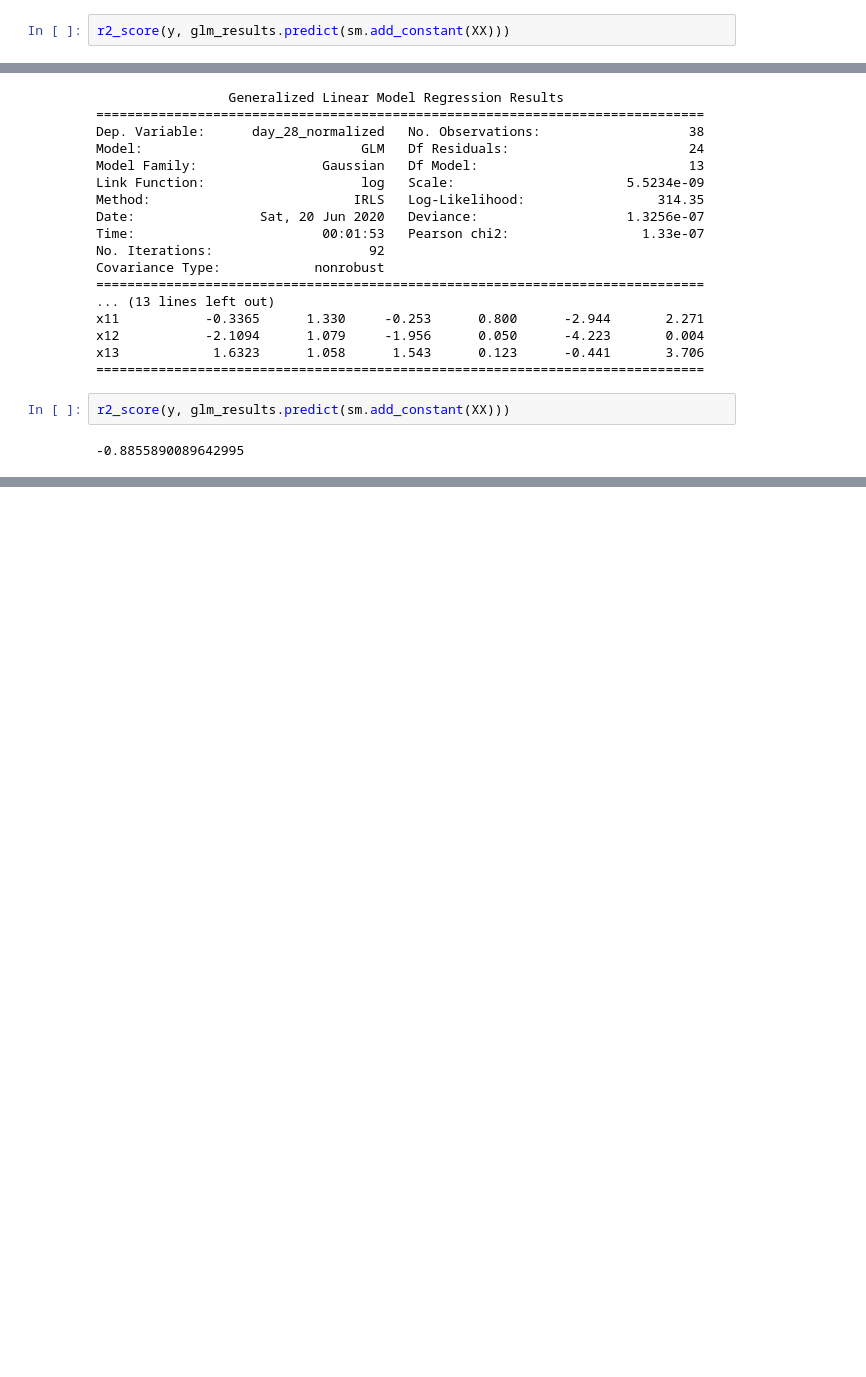
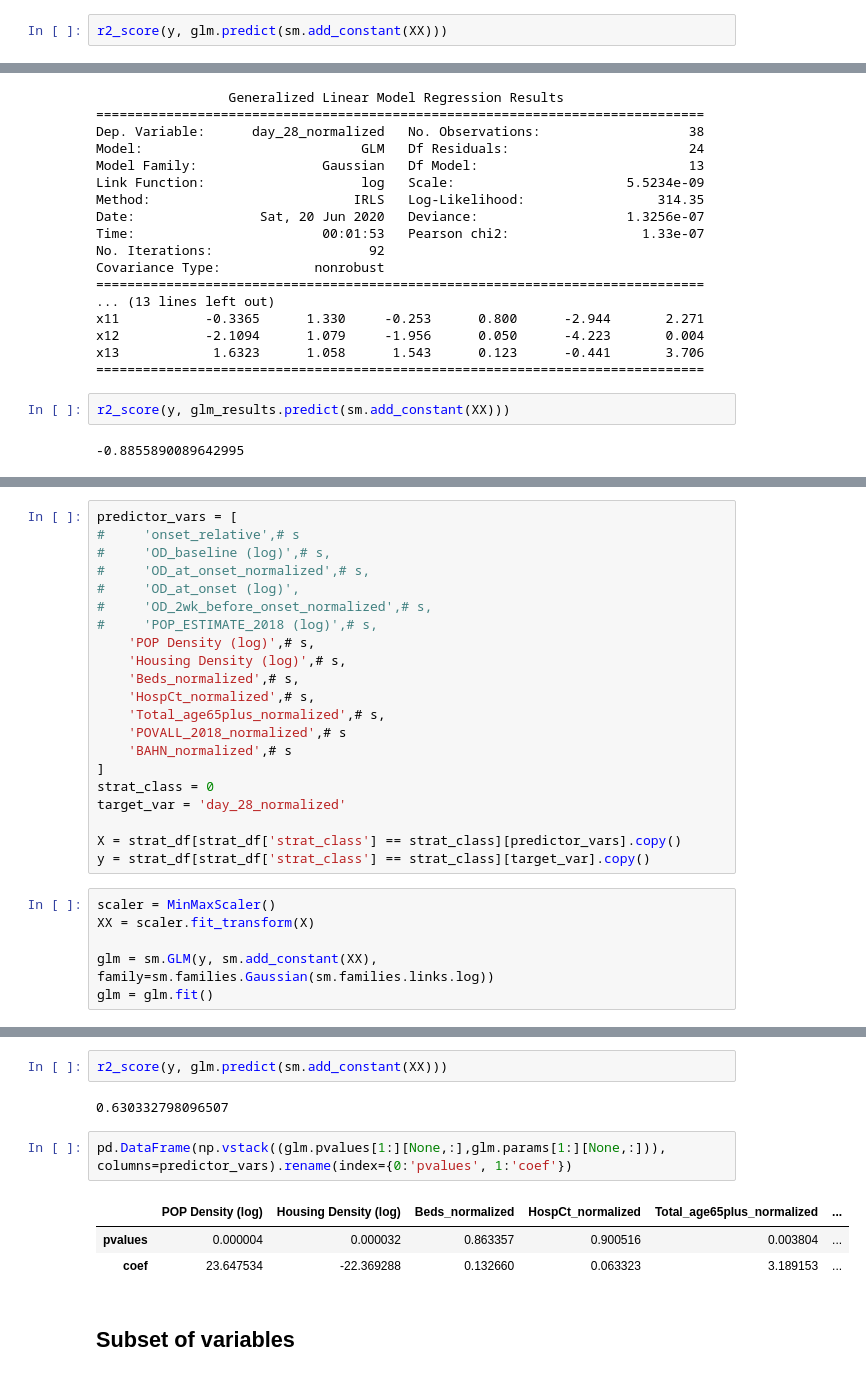
Before and after one commit to jhu-covid-optimization/covid-drivers, a Jupyter notebook: notebooks/22-rp-stratify_effect.ipynb, the cells around one changed output, grey strips where cells are left out. Cells and saved outputs as stored; diff of their text form; blank space fills up the shorter version.

```diff
--- a/notebooks/22-rp-stratify_effect.ipynb
+++ b/notebooks/22-rp-stratify_effect.ipynb
@@ -596,7 +593,7 @@ x12           -0.1630      0.752     -0.217      0.828      -1.637       1.311
 x13            0.9758      0.696      1.401      0.161      -0.389       2.341
 ==============================================================================
 # %%
-r2_score(y, glm_results.predict(sm.add_constant(XX)))
+r2_score(y, glm.predict(sm.add_constant(XX)))
 # %% [output]
 0.8208610427543787
 # %%
@@ -670,0 +670,27 @@ pd.DataFrame(np.vstack((glm.pvalues[1:][None,:],glm.params[1:][None,:])), column
+# %%
+predictor_vars = [
+#     'onset_relative',# s
+#     'OD_baseline (log)',# s,
+#     'OD_at_onset_normalized',# s,
+#     'OD_at_onset (log)',
+#     'OD_2wk_before_onset_normalized',# s,
+#     'POP_ESTIMATE_2018 (log)',# s,
+    'POP Density (log)',# s,
+    'Housing Density (log)',# s,
+    'Beds_normalized',# s,
+    'HospCt_normalized',# s,
+    'Total_age65plus_normalized',# s,
+    'POVALL_2018_normalized',# s
+    'BAHN_normalized',# s
+]
+strat_class = 0
+target_var = 'day_28_normalized'
+
+X = strat_df[strat_df['strat_class'] == strat_class][predictor_vars].copy()
+y = strat_df[strat_df['strat_class'] == strat_class][target_var].copy()
+# %%
+scaler = MinMaxScaler()
+XX = scaler.fit_transform(X)
+
+glm = sm.GLM(y, sm.add_constant(XX), family=sm.families.Gaussian(sm.families.links.log))
+glm = glm.fit()
@@ -670,0 +720,12 @@ pd.DataFrame(np.vstack((glm.pvalues[1:][None,:],glm.params[1:][None,:])), column
+# %%
+r2_score(y, glm.predict(sm.add_constant(XX)))
+# %% [output]
+0.630332798096507
+# %%
+pd.DataFrame(np.vstack((glm.pvalues[1:][None,:],glm.params[1:][None,:])), columns=predictor_vars).rename(index={0:'pvalues', 1:'coef'})
+# %% [output]
+|  | POP Density (log) | Housing Density (log) | Beds_normalized | HospCt_normalized | Total_age65plus_normalized | ... |
+| pvalues | 0.000004 | 0.000032 | 0.863357 | 0.900516 | 0.003804 | ... |
+| coef | 23.647534 | -22.369288 | 0.132660 | 0.063323 | 3.189153 | ... |
+# %% [markdown]
+## Subset of variables
```
Also changed, not shown: parts of 9 cells of this notebook, 9 other files.
